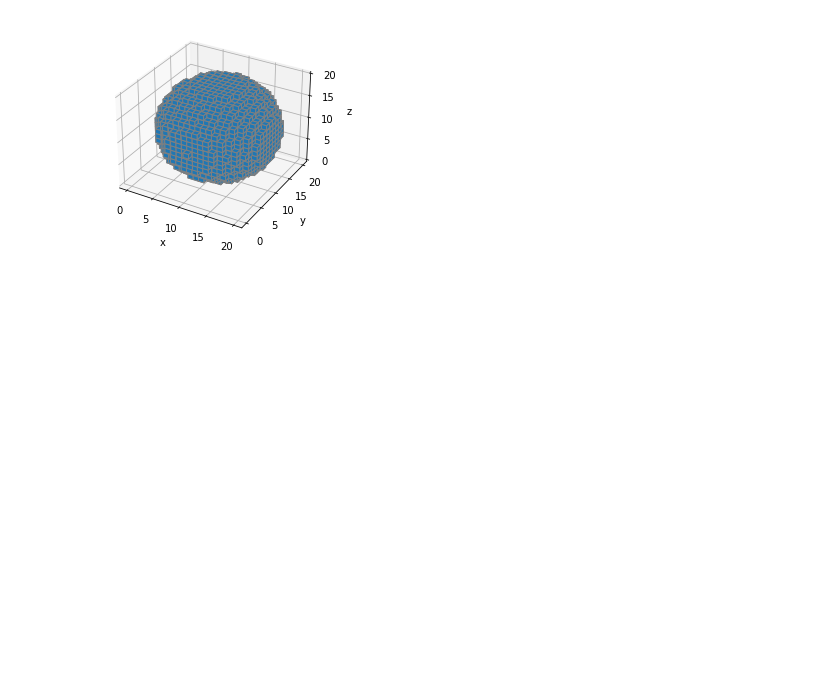
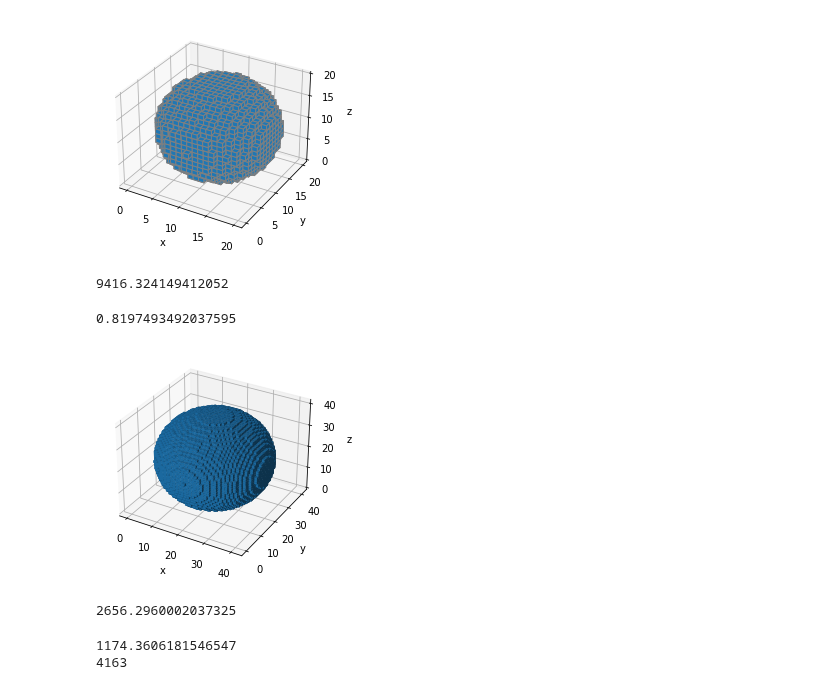
Before and after one commit to denyskononenko/datasciencesnippets, a Jupyter notebook: descriptors/zernike3D.ipynb, the cells around one changed output. Drawn from its saved outputs; the diff is of its cells as text; code cells hidden in the pictures; blank space fills up the shorter version.

```diff
--- a/descriptors/zernike3D.ipynb
+++ b/descriptors/zernike3D.ipynb
@@ -214,3 +242,34 @@ ax.voxels(filled, edgecolors='gray', shade=False)
 plt.show()
 # %% [output]
 [figure]
+# %%
+d = 0.05
+x = np.arange(-1, 1 + d, d)
+
+A00 = np.array([[[np.real(zen.moment(0, 0, 0)(xi, yi, zi)) for xi in x] for yi in x] for zi in x])
+NA00 = np.sum(A00)
+
+print(NA00)
+# %% [output]
+9416.324149412052
+# %%
+print(3 * (NA00 / (len(x)/2)**3) / 4)
+# %% [output]
+0.8197493492037595
+# %%
+ax = make_ax(True)
+ax.voxels(A00)
+# ax.voxels(np.array([[[zen.moment(15, 3, 3)(xi, yi, zi) for xi in x] for yi in x] for zi in x]), edgecolors='gray', shade=False)
+plt.show()
+# %% [output]
+[figure, added]
+# %%
+np.sum(A00 * A00) # NA00
+# %% [output]
+2656.2960002037325
+# %%
+print(np.sum(A00))
+print(NA00)
+# %% [output]
+1174.3606181546547
+4163
```
Also changed, not shown: parts of 10 cells of this notebook.
